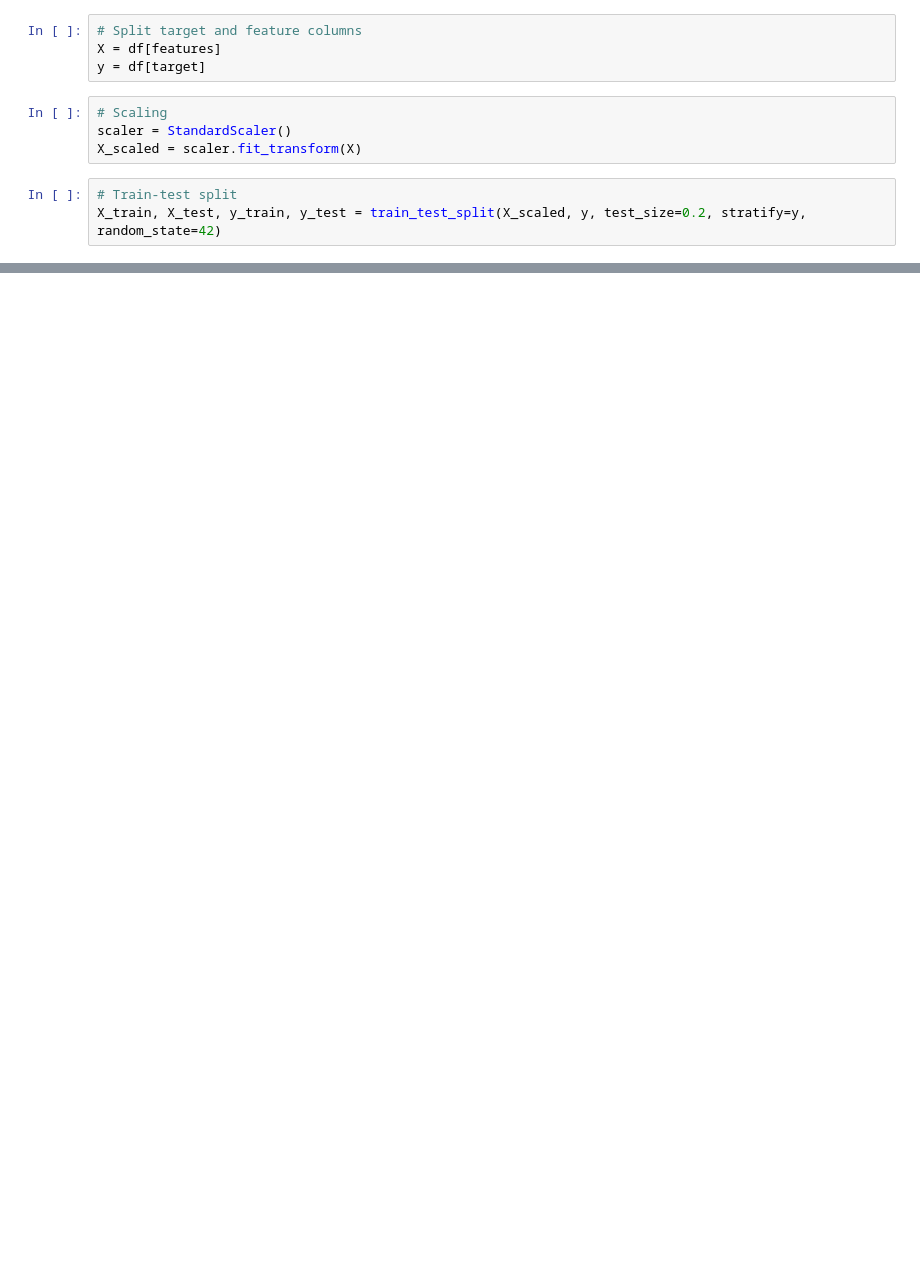
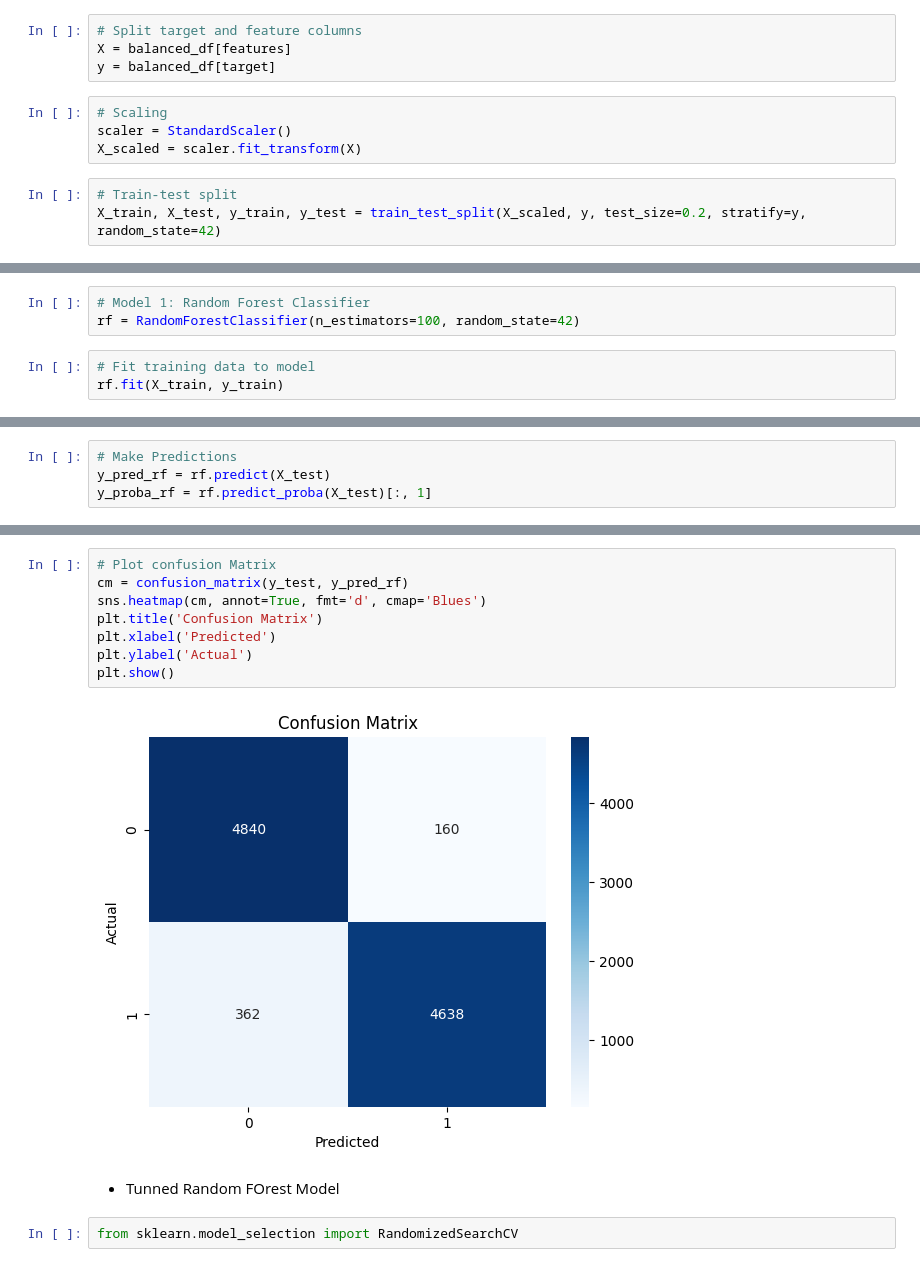
Before and after one commit to ZM24abv/Anomaly-Detection-in-Power-Consumption-Time-Series-Using-Python, a Jupyter notebook: Anomaly-Detection-in-Power-Consumption-Time-Series-Using-Python.ipynb, the cells around one changed output, grey strips where cells are left out. Drawn from its saved outputs; the diff is of its cells as text; blank space fills up the shorter version.

```diff
--- a/Anomaly-Detection-in-Power-Consumption-Time-Series-Using-Python.ipynb
+++ b/Anomaly-Detection-in-Power-Consumption-Time-Series-Using-Python.ipynb
@@ -189,8 +243,8 @@ features = ['building_id', 'site_id', 'primary_use', 'square_feet', 'year_built'
             'hour', 'weekday', 'month', 'is_holiday', 'meter_reading']
 # %%
 # Split target and feature columns
-X = df[features]
-y = df[target]
+X = balanced_df[features]
+y = balanced_df[target]
 # %%
 # Scaling
 scaler = StandardScaler()
@@ -200,0 +257,6 @@ X_train, X_test, y_train, y_test = train_test_split(X_scaled, y, test_size=0.2,
+# %%
+# Model 1: Random Forest Classifier
+rf = RandomForestClassifier(n_estimators=100, random_state=42)
+# %%
+# Fit training data to model
+rf.fit(X_train, y_train)
@@ -200,0 +265,4 @@ X_train, X_test, y_train, y_test = train_test_split(X_scaled, y, test_size=0.2,
+# %%
+# Make Predictions
+y_pred_rf = rf.predict(X_test)
+y_proba_rf = rf.predict_proba(X_test)[:, 1]
@@ -200,0 +286,14 @@ X_train, X_test, y_train, y_test = train_test_split(X_scaled, y, test_size=0.2,
+# %%
+# Plot confusion Matrix
+cm = confusion_matrix(y_test, y_pred_rf)
+sns.heatmap(cm, annot=True, fmt='d', cmap='Blues')
+plt.title('Confusion Matrix')
+plt.xlabel('Predicted')
+plt.ylabel('Actual')
+plt.show()
+# %% [output]
+[figure, added]
+# %% [markdown]
+* Tunned Random FOrest Model
+# %%
+from sklearn.model_selection import RandomizedSearchCV
```
Also changed, not shown: parts of 38 cells of this notebook.
